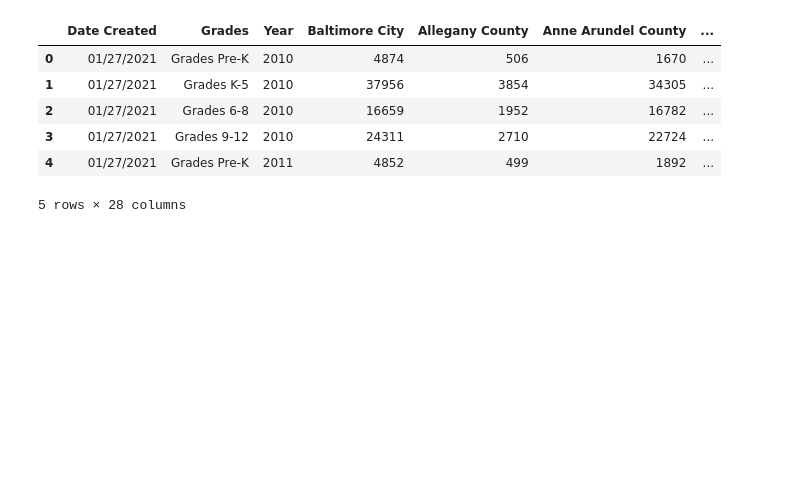
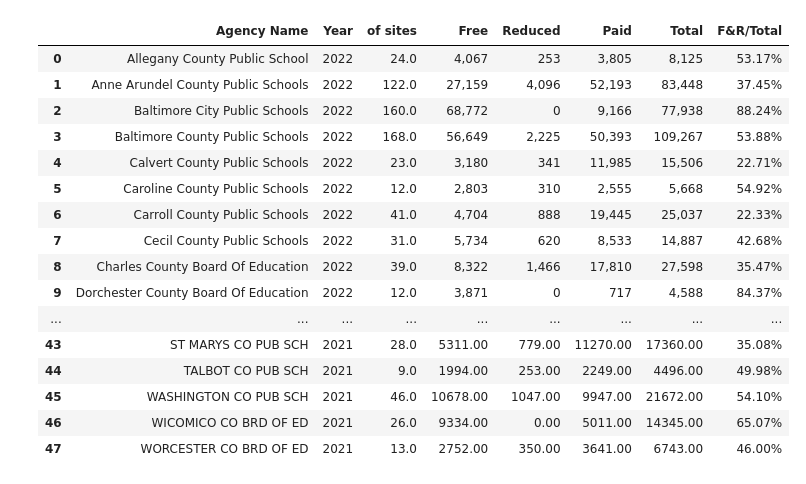
Before and after one commit to Mackeyk88/maryland-education, a Jupyter notebook: notebook/Capstone.ipynb, the cells around one changed output. Cells and saved outputs as stored; diff of their text form; code cells hidden in the pictures; blank space fills up the shorter version.

```diff
--- a/notebook/Capstone.ipynb
+++ b/notebook/Capstone.ipynb
@@ -13,14 +13,24 @@ r = requests.get('https://www.publicschoolreview.com/hereford-high-school-profil
 # %%
 s = pd.read_csv('../data/Maryland_Public_School_Enrollment_Trends__Pre-Kindergarten_to_Grade_12__2010-2021.csv')
 s.head()
 t = pd.read_csv('../data/Choose_Maryland___Compare_Counties_-_Education.csv', nrows = 24)
+m = pd.read_csv('../data/meals.csv')
+m
+# %% [output]
+|  | Agency Name | Year | of sites | Free | Reduced | Paid | Total | F&R/Total |
+| 0 | Allegany County Public School | 2022 | 24.0 | 4,067 | 253 | 3,805 | 8,125 | 53.17% |
+| 1 | Anne Arundel County Public Schools | 2022 | 122.0 | 27,159 | 4,096 | 52,193 | 83,448 | 37.45% |
+| 2 | Baltimore City Public Schools | 2022 | 160.0 | 68,772 | 0 | 9,166 | 77,938 | 88.24% |
+| 3 | Baltimore County Public Schools | 2022 | 168.0 | 56,649 | 2,225 | 50,393 | 109,267 | 53.88% |
+| 4 | Calvert County Public Schools | 2022 | 23.0 | 3,180 | 341 | 11,985 | 15,506 | 22.71% |
+| 5 | Caroline County Public Schools | 2022 | 12.0 | 2,803 | 310 | 2,555 | 5,668 | 54.92% |
+| 6 | Carroll County Public Schools | 2022 | 41.0 | 4,704 | 888 | 19,445 | 25,037 | 22.33% |
+| 7 | Cecil County Public Schools | 2022 | 31.0 | 5,734 | 620 | 8,533 | 14,887 | 42.68% |
+| 8 | Charles County Board Of Education | 2022 | 39.0 | 8,322 | 1,466 | 17,810 | 27,598 | 35.47% |
+| 9 | Dorchester County Board Of Education | 2022 | 12.0 | 3,871 | 0 | 717 | 4,588 | 84.37% |
+| ... | ... | ... | ... | ... | ... | ... | ... | ... |
+| 43 | ST MARYS CO PUB SCH | 2021 | 28.0 | 5311.00 | 779.00 | 11270.00 | 17360.00 | 35.08% |
+| 44 | TALBOT CO PUB SCH | 2021 | 9.0 | 1994.00 | 253.00 | 2249.00 | 4496.00 | 49.98% |
+| 45 | WASHINGTON CO PUB SCH | 2021 | 46.0 | 10678.00 | 1047.00 | 9947.00 | 21672.00 | 54.10% |
+| 46 | WICOMICO CO BRD OF ED | 2021 | 26.0 | 9334.00 | 0.00 | 5011.00 | 14345.00 | 65.07% |
+| 47 | WORCESTER CO BRD OF ED | 2021 | 13.0 | 2752.00 | 350.00 | 3641.00 | 6743.00 | 46.00% |
-# %%
-s.head()
-# %% [output]
-|  | Date Created | Grades | Year | Baltimore City | Allegany County | Anne Arundel County | ... |
-| 0 | 01/27/2021 | Grades Pre-K | 2010 | 4874 | 506 | 1670 | ... |
-| 1 | 01/27/2021 | Grades K-5 | 2010 | 37956 | 3854 | 34305 | ... |
-| 2 | 01/27/2021 | Grades 6-8 | 2010 | 16659 | 1952 | 16782 | ... |
-| 3 | 01/27/2021 | Grades 9-12 | 2010 | 24311 | 2710 | 22724 | ... |
-| 4 | 01/27/2021 | Grades Pre-K | 2011 | 4852 | 499 | 1892 | ... |
-5 rows × 28 columns
```
Also changed, not shown: parts of 22 cells of this notebook.
